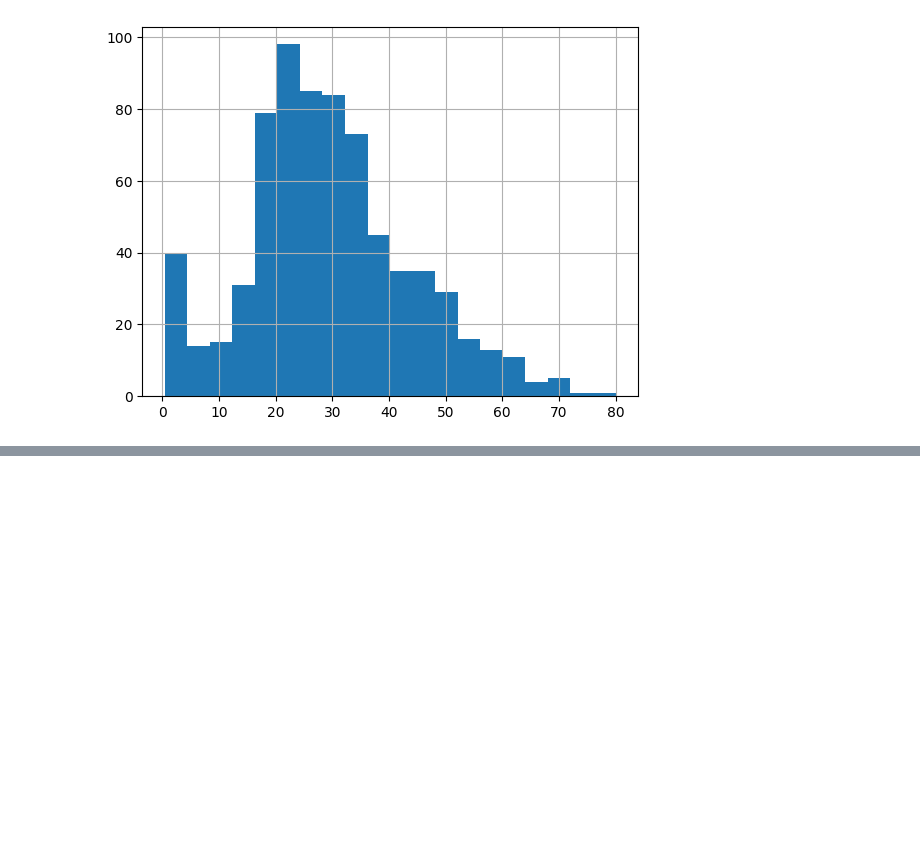
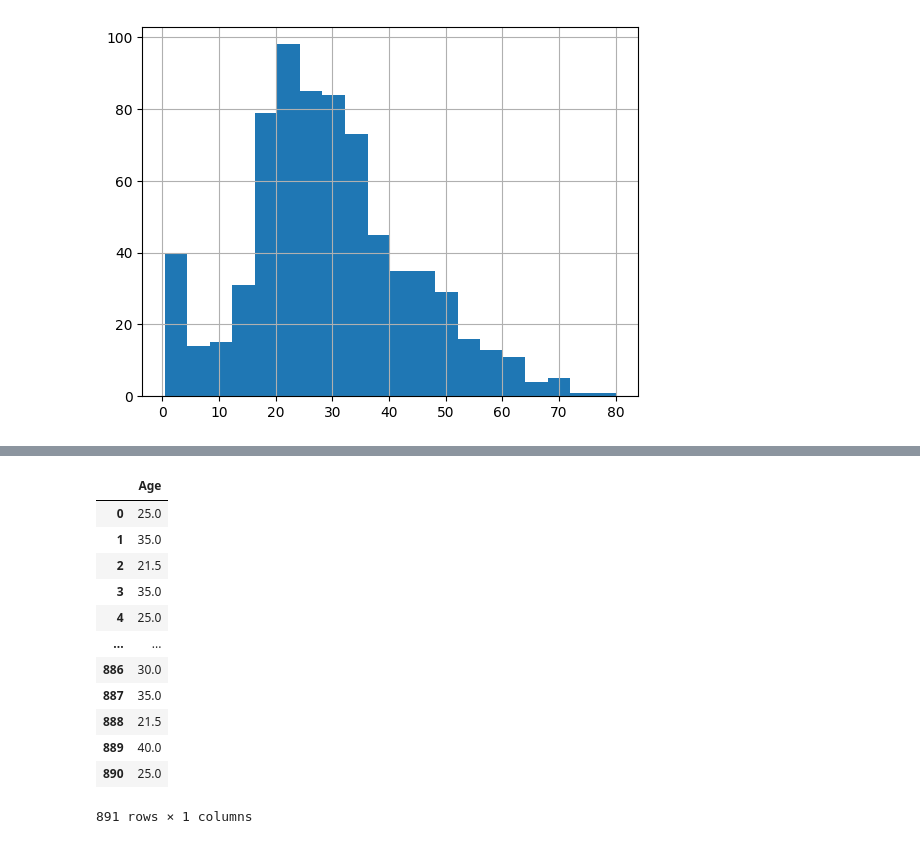
Before and after one commit to jeniferGoncalvesDaSilvaDev/data-analytics-python, a Jupyter notebook: limpeza_de_dados.ipynb, the cells around one changed output, grey strips where cells are left out. Cells and saved outputs as stored; diff of their text form; code cells hidden in the pictures; blank space fills up the shorter version.

```diff
--- a/limpeza_de_dados.ipynb
+++ b/limpeza_de_dados.ipynb
@@ -185,0 +278,18 @@ df.Age.hist(bins=20)
+# %%
+#criando uma novo coluna para idade
+age_check=df['Age Check']=classe_idade_genero.groupby(['Pclass', 'Sex']).transform('median')
+display(age_check)
+# %% [output]
+|  | Age |
+| 0 | 25.0 |
+| 1 | 35.0 |
+| 2 | 21.5 |
+| 3 | 35.0 |
+| 4 | 25.0 |
+| ... | ... |
+| 886 | 30.0 |
+| 887 | 35.0 |
+| 888 | 21.5 |
+| 889 | 40.0 |
+| 890 | 25.0 |
+891 rows × 1 columns
```
Also changed, not shown: parts of 19 cells of this notebook.
